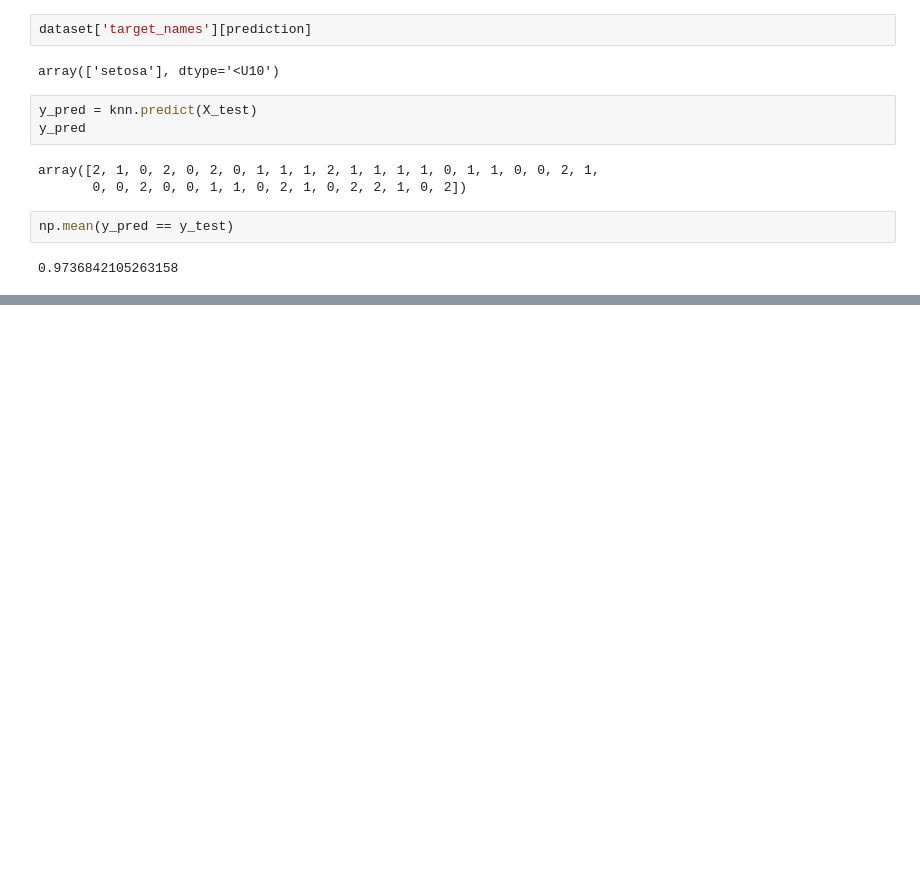
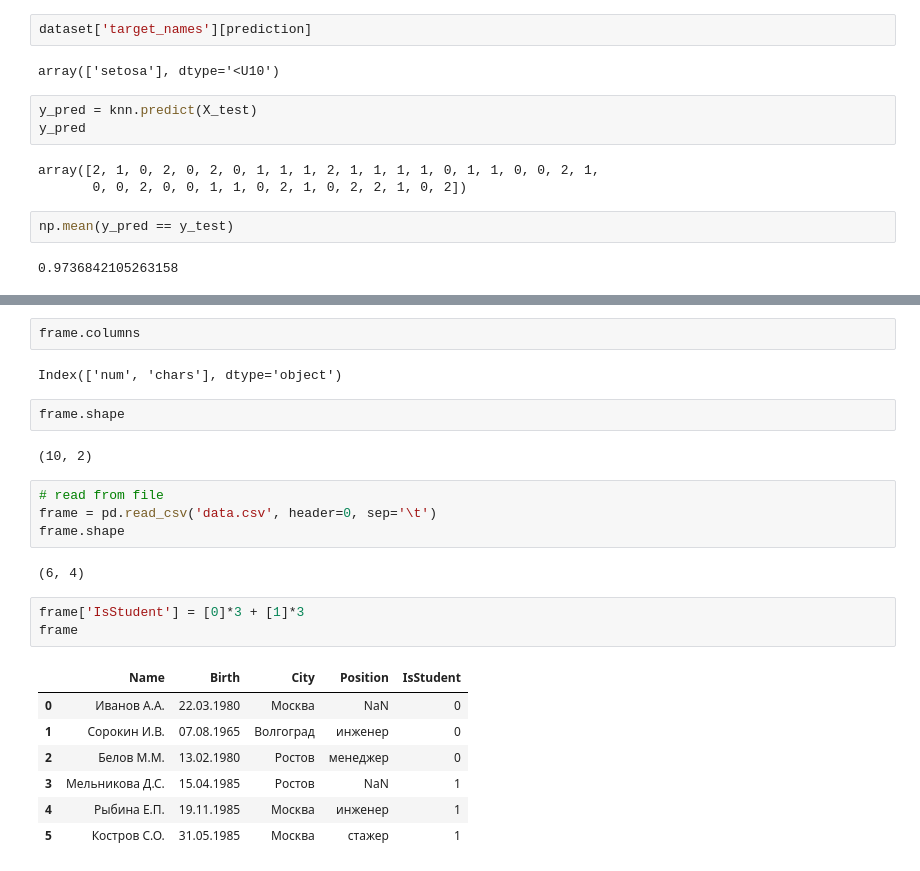
Before and after one commit to alena-lark/ML-firststeps, a Jupyter notebook: first_try.ipynb, the cells around one changed output, grey strips where cells are left out. Cells and saved outputs as stored; diff of their text form; blank space fills up the shorter version.

```diff
--- a/first_try.ipynb
+++ b/first_try.ipynb
@@ -92,0 +117,25 @@ np.mean(y_pred == y_test)
+# %%
+frame.columns
+# %% [output]
+Index(['num', 'chars'], dtype='object')
+# %%
+frame.shape
+# %% [output]
+(10, 2)
+# %%
+# read from file
+frame = pd.read_csv('data.csv', header=0, sep='\t')
+frame.shape
+# %% [output]
+(6, 4)
+# %%
+frame['IsStudent'] = [0]*3 + [1]*3
+frame
+# %% [output]
+|  | Name | Birth | City | Position | IsStudent |
+| 0 | Иванов А.А. | 22.03.1980 | Москва | NaN | 0 |
+| 1 | Сорокин И.В. | 07.08.1965 | Волгоград | инженер | 0 |
+| 2 | Белов М.М. | 13.02.1980 | Ростов | менеджер | 0 |
+| 3 | Мельникова Д.С. | 15.04.1985 | Ростов | NaN | 1 |
+| 4 | Рыбина Е.П. | 19.11.1985 | Москва | инженер | 1 |
+| 5 | Костров С.О. | 31.05.1985 | Москва | стажер | 1 |
```
Also changed, not shown: parts of 67 cells of this notebook, 2 other files.
